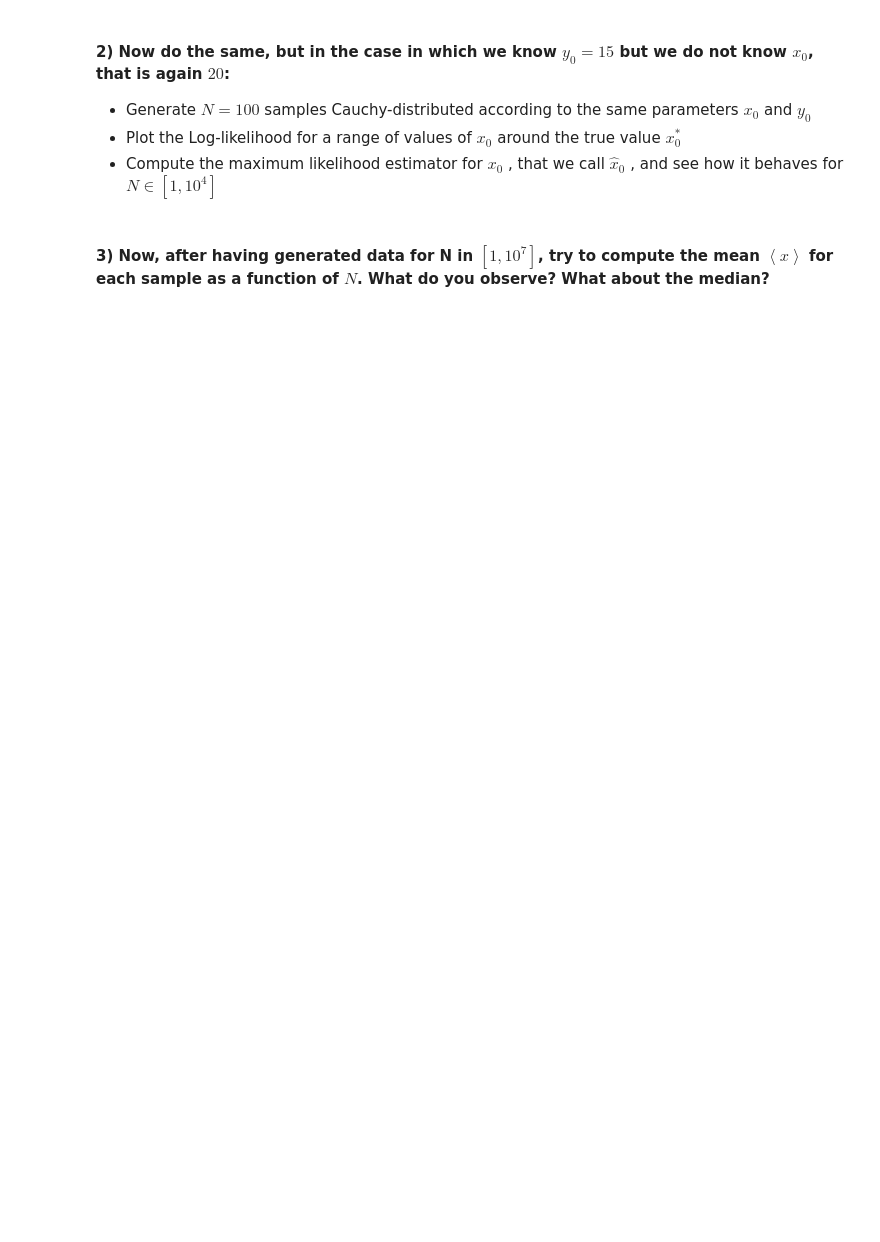
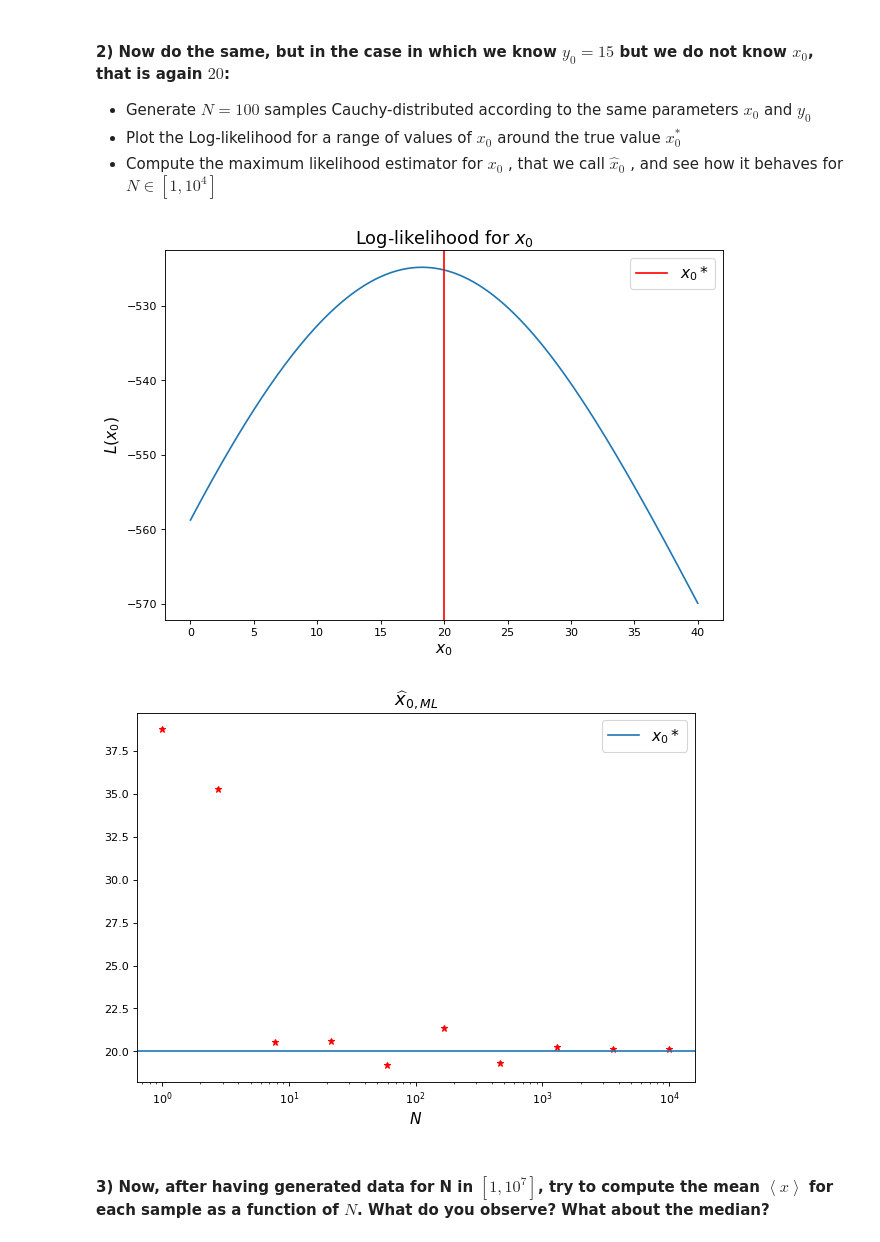
Before and after one commit to Jerry0209/FundamentalLearningEPFL, a Jupyter notebook: TP2/lighthouse_Jerry.ipynb, the cells around one changed output. Cells and saved outputs as stored; diff of their text form; code cells hidden in the pictures; blank space fills up the shorter version.

```diff
--- a/TP2/lighthouse_Jerry.ipynb
+++ b/TP2/lighthouse_Jerry.ipynb
@@ -152,5 +152,46 @@ plt.legend(fontsize=14);
 * Generate $N=100$ samples Cauchy-distributed according to the same parameters $x_0$ and $y_0$
 * Plot  the Log-likelihood for a range of values of $x_0$ around the true value $x_0^*$
 * Compute the maximum likelihood estimator for $x_0$ , that we call $\widehat{x}_0$ , and see how it behaves for $N\in[1,10^4]$
+# %%
+# Generate N=100 samples
+N = 100
+x0_true = 20
+y0_true = 15
+x = cauchy.rvs(loc=x0_true, scale=y0_true, size=N)
+
+# Plot the Log-likelihood for a range of values of x0
+tab_x0 = np.linspace(0, 40, 200)
+logl_x0 = np.array([loglh(x0, y0_true, x) for x0 in tab_x0])
+
+fig = plt.figure(figsize=(9, 6), dpi=80)
+plt.title('Log-likelihood for $x_0$', fontsize=16)
+plt.xlabel('$x_0$', fontsize=14)
+plt.ylabel('$L(x_0)$', fontsize=14)
+plt.plot(tab_x0, logl_x0)
+plt.axvline(x0_true, color="r", label='$x_0*$')
+plt.legend(fontsize=14)
+plt.show()
+
+# Compute the maximum likelihood estimator for x0 for N in [1, 10^4]
+tab_N = np.logspace(0, 4, num=10, base=10)
+x0_ML = []
+for N in tab_N:
+    x = cauchy.rvs(loc=x0_true, scale=y0_true, size=int(N))
+    x0_guess = np.random.uniform(0, 40)
+    optimum = minimize(lambda x0: -loglh(x0, y0_true, x), x0_guess, method='Nelder-Mead')
+    x0_ML.append(optimum.x)
+
+fig = plt.figure(figsize=(9, 6), dpi=80)
+plt.title('$\widehat{x}_{0,ML}$', fontsize=16)
+plt.xlabel('$N$', fontsize=14)
+plt.plot(tab_N, x0_ML, "*", color='r')
+plt.axhline(x0_true, label="$x_0*$")
+plt.xscale("log")
+# plt.yscale("log") # x0 can be negative, so log scale is not appropriate here
+plt.legend(fontsize=14)
+plt.show()
+# %% [output]
+[figure, added]
+[figure, added]
 # %% [markdown]
 #### 3) Now, after having generated data for N in $[1,10^7]$, try to compute the mean $\left<x\right>$ for each sample as a function of $N$. What do you observe? What about the median?
```
Also changed, not shown: parts of 11 cells of this notebook.
